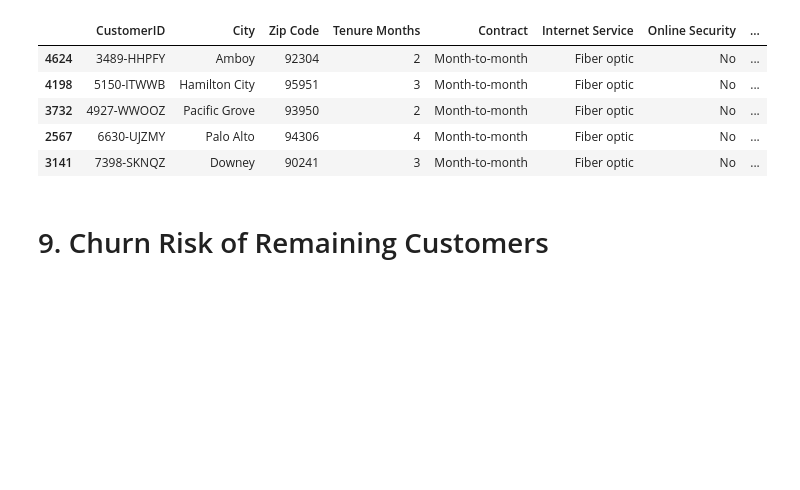
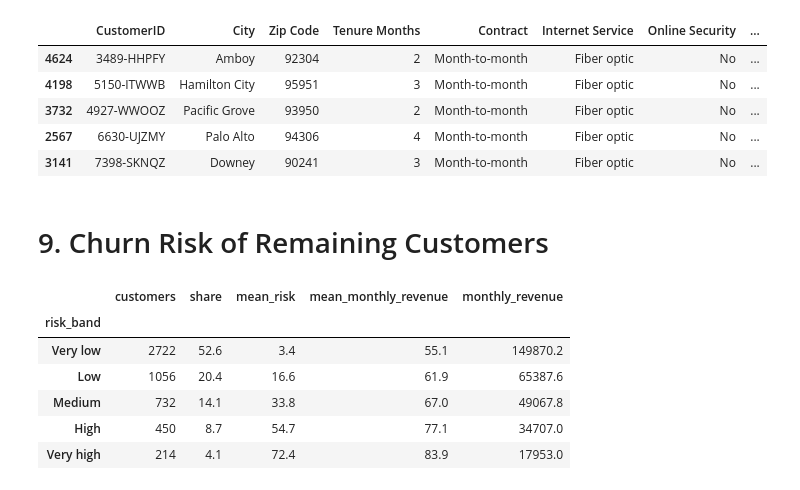
Before and after one commit to Bhumgara/df_swan_consulting, a Jupyter notebook: P7_EDA.ipynb, the cells around one changed output. Cells and saved outputs as stored; diff of their text form; code cells hidden in the pictures; blank space fills up the shorter version.

```diff
--- a/P7_EDA.ipynb
+++ b/P7_EDA.ipynb
@@ -286,3 +286,21 @@ risk_register["risk_band"] = pd.cut(
 
 risk_register = risk_register.sort_values("CustomerID")
 risk_register.to_csv("churn_risk_register.csv", index=False)
+# %%
+band_summary = risk_register.groupby("risk_band", observed=True).agg(
+    customers=("CustomerID", "size"),
+    mean_risk=("churn_risk_pct", "mean"),
+    monthly_revenue=("Monthly Charges", "sum"),
+    mean_monthly_revenue=("Monthly Charges", "mean"),
+)
+band_summary["share"] = (band_summary["customers"] / len(risk_register) * 100).round(1)
+band_summary = band_summary[["customers", "share", "mean_risk", "mean_monthly_revenue", "monthly_revenue"]].round(1)
+band_summary
+# %% [output]
+|  | customers | share | mean_risk | mean_monthly_revenue | monthly_revenue |
+| risk_band |  |  |  |  |  |
+| Very low | 2722 | 52.6 | 3.4 | 55.1 | 149870.2 |
+| Low | 1056 | 20.4 | 16.6 | 61.9 | 65387.6 |
+| Medium | 732 | 14.1 | 33.8 | 67.0 | 49067.8 |
+| High | 450 | 8.7 | 54.7 | 77.1 | 34707.0 |
+| Very high | 214 | 4.1 | 72.4 | 83.9 | 17953.0 |
```
Also changed, not shown: parts of 3 cells of this notebook.
